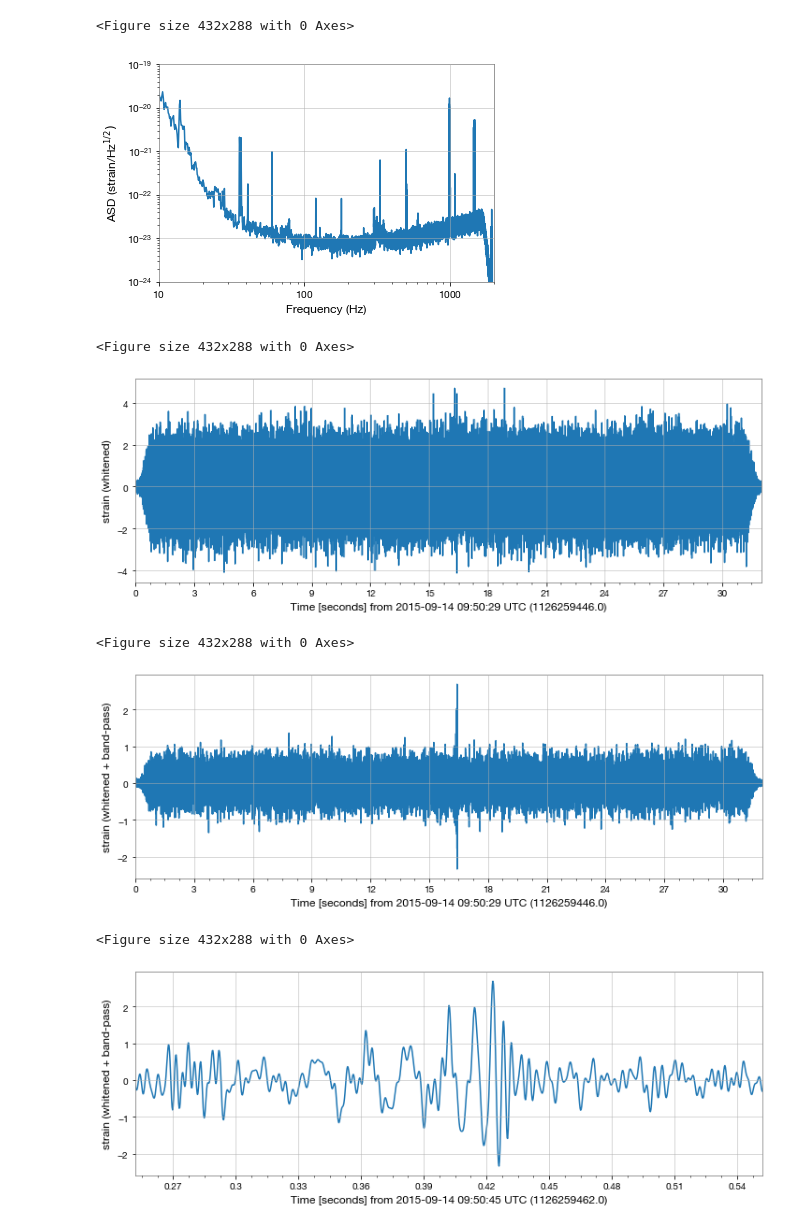
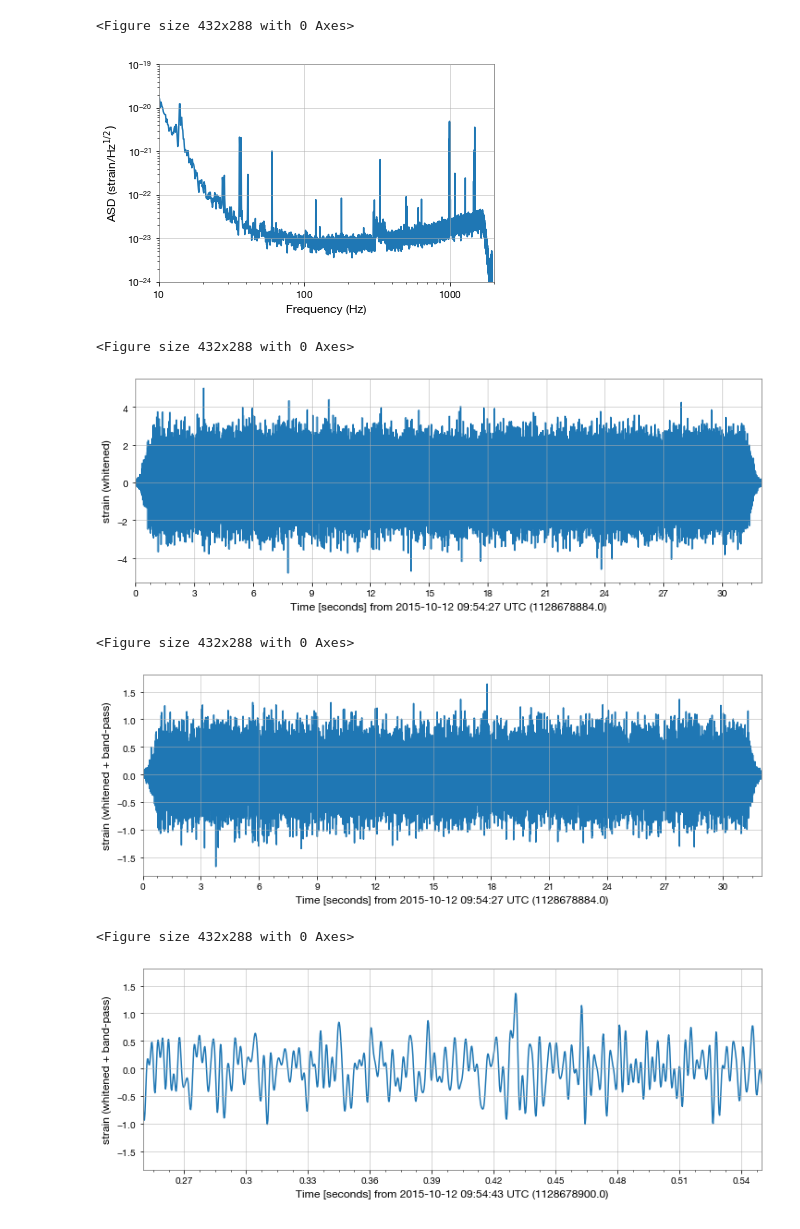
Before and after one commit to lukestew/JLab-LIGO, a Jupyter notebook: luke_basic.ipynb, the cells around one changed output. Drawn from its saved outputs; the diff is of its cells as text; code cells hidden in the pictures.

```diff
--- a/luke_basic.ipynb
+++ b/luke_basic.ipynb
@@ -18,8 +18,8 @@ import os
 #----------------------------------------------------------------
 # Set parameters
 #----------------------------------------------------------------
-fn = 'data/H-H1_GWOSC_4KHZ_R1-1126257415-4096.hdf5' # data file
-tevent = 1126259462.422 # Mon Sep 14 09:50:45 GMT 2015
+fn = 'data/GW151012/H-H1_GWOSC_4KHZ_R1-1128676853-4096.hdf5' # data file
+tevent = 1128678900.42 # Mon Sep 14 09:50:45 GMT 2015
 evtname = 'GW150914' # event name
 
 detector = 'L1' # detecotr: L1 or H1
@@ -57,7 +57,7 @@ plt.xlabel('Frequency (Hz)')
 plt.show()
 # %% [output]
 <Figure size 432x288 with 0 Axes>
-[figure, old version]
+[figure, new version]
 # %%
 #----------------------------------------------------------------
 # Whitening data
@@ -71,35 +71,35 @@ plt.ylabel('strain (whitened)')
 plt.show()
 # %% [output]
 <Figure size 432x288 with 0 Axes>
-[figure, old version]
+[figure, new version]
 # %%
 #----------------------------------------------------------------
 # Bandpass filtering
 #----------------------------------------------------------------
 
 bandpass_low = 30
-bandpass_high = 350
+bandpass_high = 400
 
 white_data_bp = white_data.bandpass(bandpass_low, bandpass_high)
 
 plt.clf()
 white_data_bp.plot()
 plt.ylabel('strain (whitened + band-pass)')
 
 plt.figure()
 #--------------------------------------------
 # Zoom in on signal
 # -------------------------------------------
 plt.clf()
 white_data_bp.plot()
 plt.ylabel('strain (whitened + band-pass)')
 plt.xlim(tevent-.17, tevent+.13)
 plt.show()
 # %% [output]
 <Figure size 432x288 with 0 Axes>
-[figure, old version]
+[figure, new version]
 <Figure size 432x288 with 0 Axes>
-[figure, old version]
+[figure, new version]
 # %%
 # #----------------------------------------------------------------
 # # q-transform
```
Also changed, not shown: parts of 5 cells of this notebook, 2 other files.
